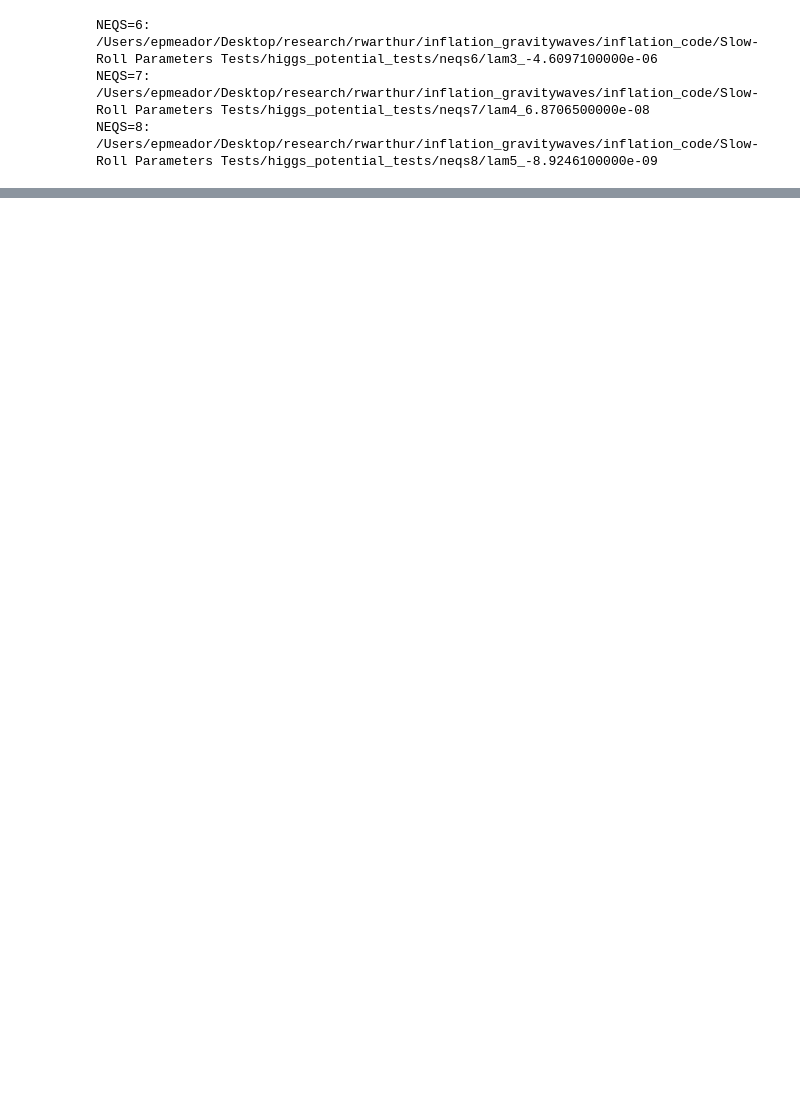
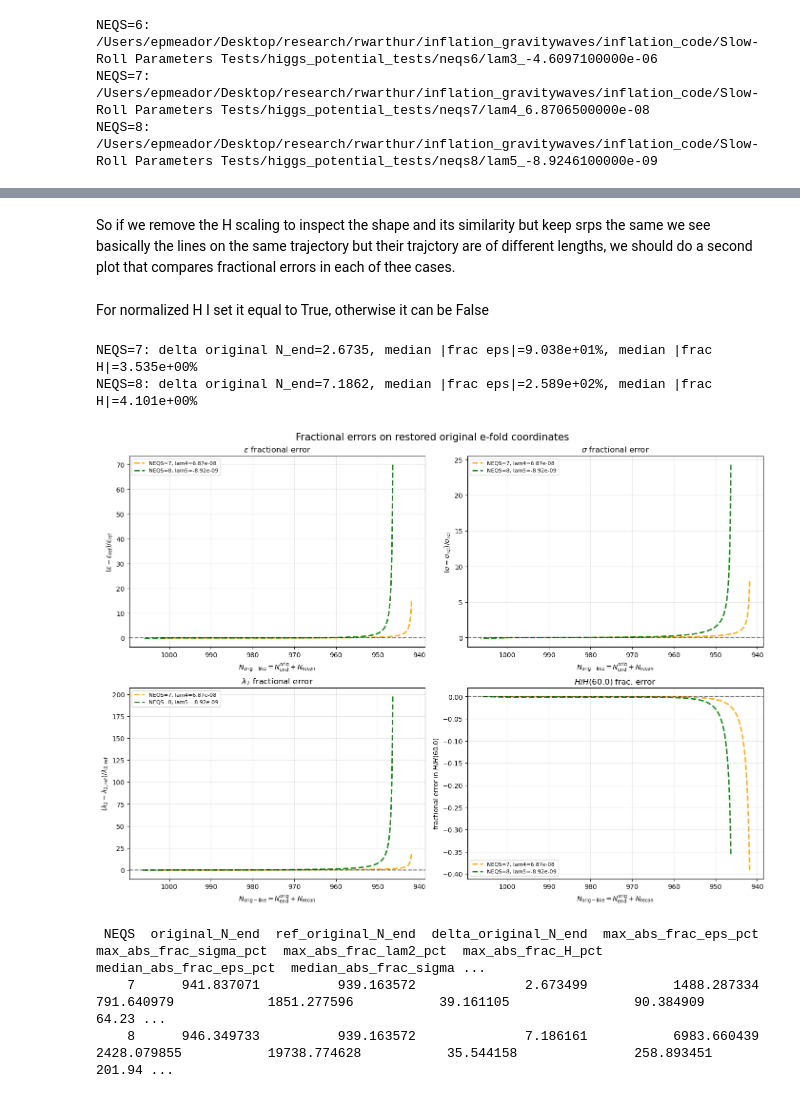
Before and after one commit to epmeador/inflationary-slow-roll-parameters-analysis, a Jupyter notebook: Testing_native_N_hierarchy.ipynb, the cells around one changed output, grey strips where cells are left out. Cells and saved outputs as stored; diff of their text form; code cells hidden in the pictures; blank space fills up the shorter version.

```diff
--- a/Testing_native_N_hierarchy.ipynb
+++ b/Testing_native_N_hierarchy.ipynb
@@ -1439,0 +1359,2 @@ H, which manifests as a horizontal shift in the power spectrum. After accounting
+# %% [markdown]
+So if we remove the H scaling to inspect the shape and its similarity but keep srps the same we see basically the lines on the same trajectory but their trajctory are of different lengths, we should do a second plot that compares fractional errors in each of thee cases.
@@ -1439,0 +1556,19 @@ H, which manifests as a horizontal shift in the power spectrum. After accounting
+# %% [markdown]
+For normalized H I set it equal to True, otherwise it can be False
+# %%
+frac_restored_df = plot_restored_original_fractional_errors_base_neqs6_8(
+    base_path_root=base_path_root,
+    base_summary_df=base_summary_df,
+    normalize_H=True,
+    N_norm_ref=60.0,
+    save_name="restored_original_fractional_errors_normH.png",
+)
+
+print(frac_restored_df.to_string(index=False))
+# %% [output]
+NEQS=7: delta original N_end=2.6735, median |frac eps|=9.038e+01%, median |frac H|=3.535e+00%
+NEQS=8: delta original N_end=7.1862, median |frac eps|=2.589e+02%, median |frac H|=4.101e+00%
+[figure, added]
+ NEQS  original_N_end  ref_original_N_end  delta_original_N_end  max_abs_frac_eps_pct  max_abs_frac_sigma_pct  max_abs_frac_lam2_pct  max_abs_frac_H_pct  median_abs_frac_eps_pct  median_abs_frac_sigma ...
+    7      941.837071          939.163572              2.673499           1488.287334              791.640979            1851.277596           39.161105                90.384909                  64.23 ...
+    8      946.349733          939.163572              7.186161           6983.660439             2428.079855           19738.774628           35.544158               258.893451                 201.94 ...
```
Also changed, not shown: parts of 63 cells of this notebook.
